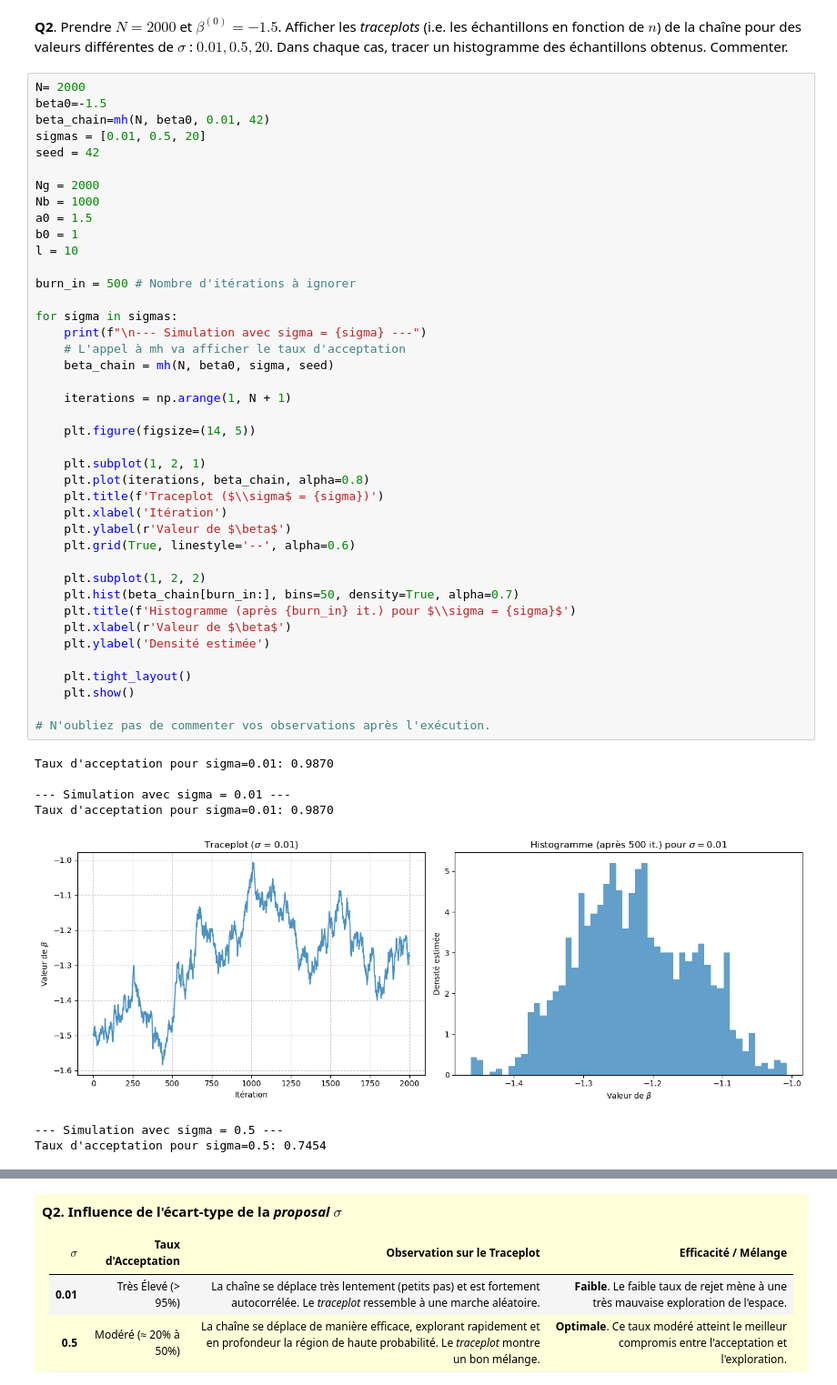
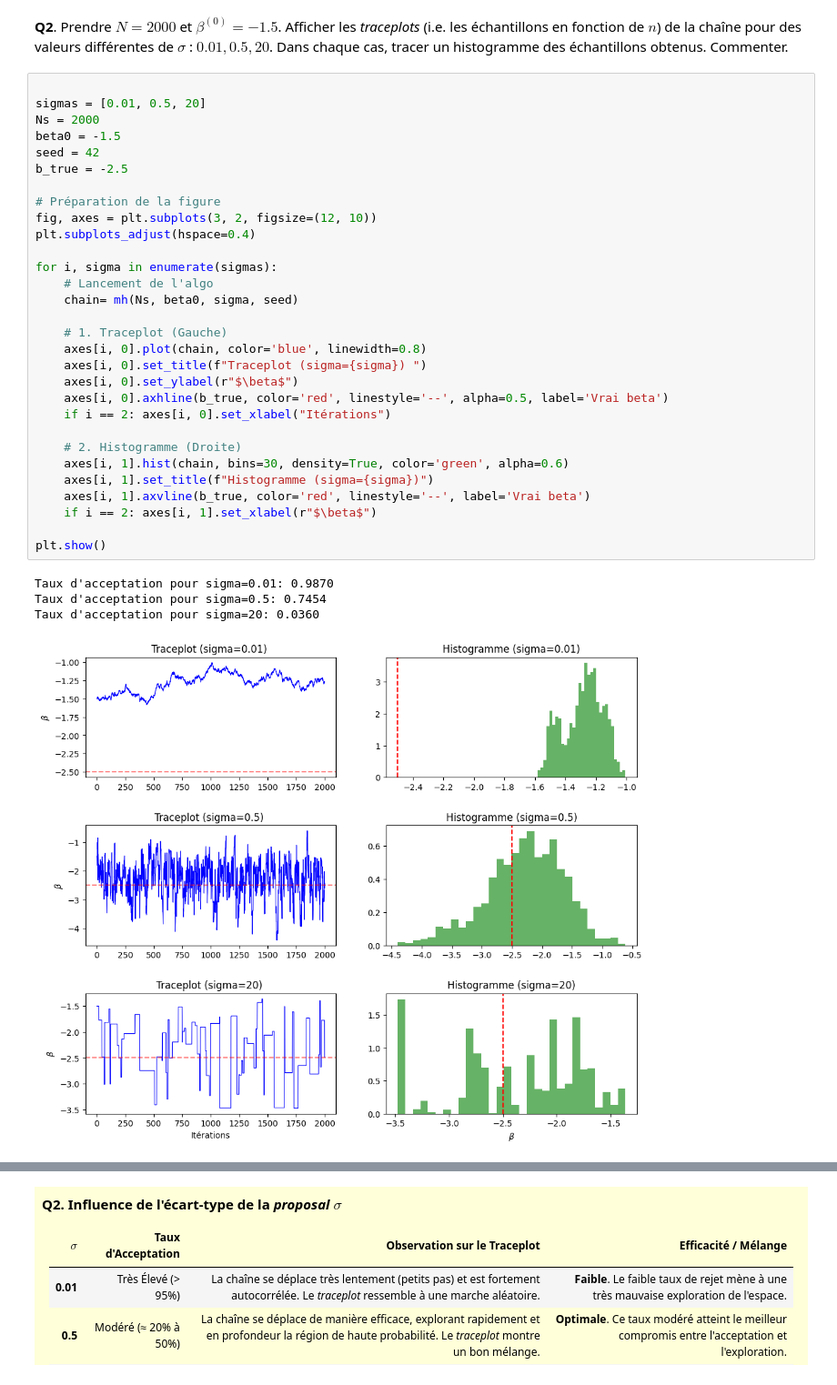
Before and after one commit to farahamorri/estim_av, a Jupyter notebook: tp2a_mh.ipynb, the cells around one changed output, grey strips where cells are left out. Shown: that part at 91% size. Saved outputs shown, nothing was run; the diff lists cells and outputs as text.

```diff
--- a/tp2a_mh.ipynb
+++ b/tp2a_mh.ipynb
@@ -98,51 +98,37 @@ def mh(N, beta0, sigma, seed):
 # %% [markdown]
 **Q2**. Prendre $N = 2000$ et $\beta^{(0)} = -1.5$. Afficher les *traceplots* (i.e. les échantillons en fonction de $n$) de la chaîne pour des valeurs différentes de $\sigma$ : $0.01, 0.5, 20$. Dans chaque cas, tracer un histogramme des échantillons obtenus. Commenter.
 # %%
-N= 2000
-beta0=-1.5
-beta_chain=mh(N, beta0, 0.01, 42)
+
 sigmas = [0.01, 0.5, 20]
+Ns = 2000
+beta0 = -1.5
 seed = 42
+b_true = -2.5
 
-Ng = 2000
-Nb = 1000
-a0 = 1.5
-b0 = 1
-l = 10
+# Préparation de la figure
+fig, axes = plt.subplots(3, 2, figsize=(12, 10))
+plt.subplots_adjust(hspace=0.4)
 
-burn_in = 500 # Nombre d'itérations à ignorer
+for i, sigma in enumerate(sigmas):
+    # Lancement de l'algo
+    chain= mh(Ns, beta0, sigma, seed)
 
-for sigma in sigmas:
-    print(f"\n--- Simulation avec sigma = {sigma} ---")
-    # L'appel à mh va afficher le taux d'acceptation
-    beta_chain = mh(N, beta0, sigma, seed)
+    # 1. Traceplot (Gauche)
+    axes[i, 0].plot(chain, color='blue', linewidth=0.8)
+    axes[i, 0].set_title(f"Traceplot (sigma={sigma}) ")
+    axes[i, 0].set_ylabel(r"$\beta$")
+    axes[i, 0].axhline(b_true, color='red', linestyle='--', alpha=0.5, label='Vrai beta')
+    if i == 2: axes[i, 0].set_xlabel("Itérations")
 
-    iterations = np.arange(1, N + 1)
+    # 2. Histogramme (Droite)
+    axes[i, 1].hist(chain, bins=30, density=True, color='green', alpha=0.6)
+    axes[i, 1].set_title(f"Histogramme (sigma={sigma})")
+    axes[i, 1].axvline(b_true, color='red', linestyle='--', label='Vrai beta')
+    if i == 2: axes[i, 1].set_xlabel(r"$\beta$")
 
-    plt.figure(figsize=(14, 5))
-
-    plt.subplot(1, 2, 1)
-    plt.plot(iterations, beta_chain, alpha=0.8)
-    plt.title(f'Traceplot ($\\sigma$ = {sigma})')
-    plt.xlabel('Itération')
-    plt.ylabel(r'Valeur de $\beta$')
-    plt.grid(True, linestyle='--', alpha=0.6)
-
-    plt.subplot(1, 2, 2)
-    plt.hist(beta_chain[burn_in:], bins=50, density=True, alpha=0.7)
-    plt.title(f'Histogramme (après {burn_in} it.) pour $\\sigma = {sigma}$')
-    plt.xlabel(r'Valeur de $\beta$')
-    plt.ylabel('Densité estimée')
-
-    plt.tight_layout()
-    plt.show()
-
-# N'oubliez pas de commenter vos observations après l'exécution.
+plt.show()
 # %% [output]
 Taux d'acceptation pour sigma=0.01: 0.9870
-
---- Simulation avec sigma = 0.01 ---
-Taux d'acceptation pour sigma=0.01: 0.9870
+Taux d'acceptation pour sigma=0.5: 0.7454
+Taux d'acceptation pour sigma=20: 0.0360
-[figure, old version]
+[figure, new version]
---- Simulation avec sigma = 0.5 ---
-Taux d'acceptation pour sigma=0.5: 0.7454
```
Also changed, not shown: parts of 4 cells of this notebook.
